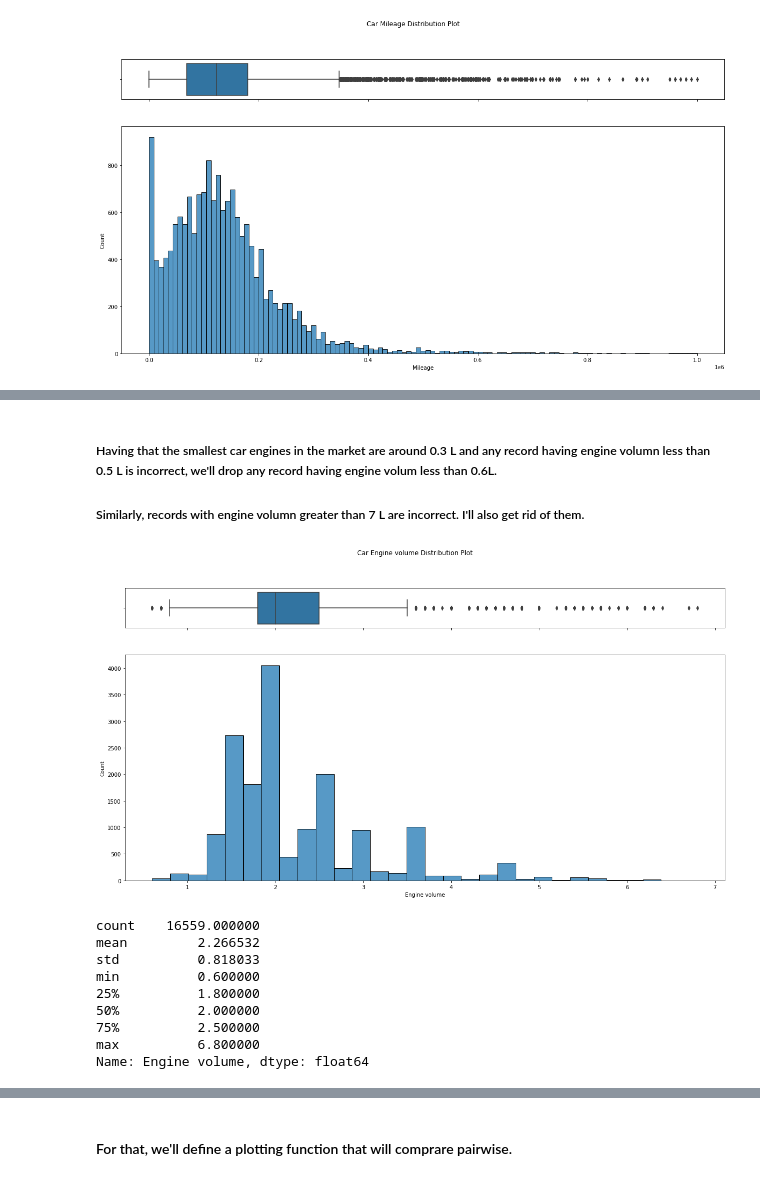
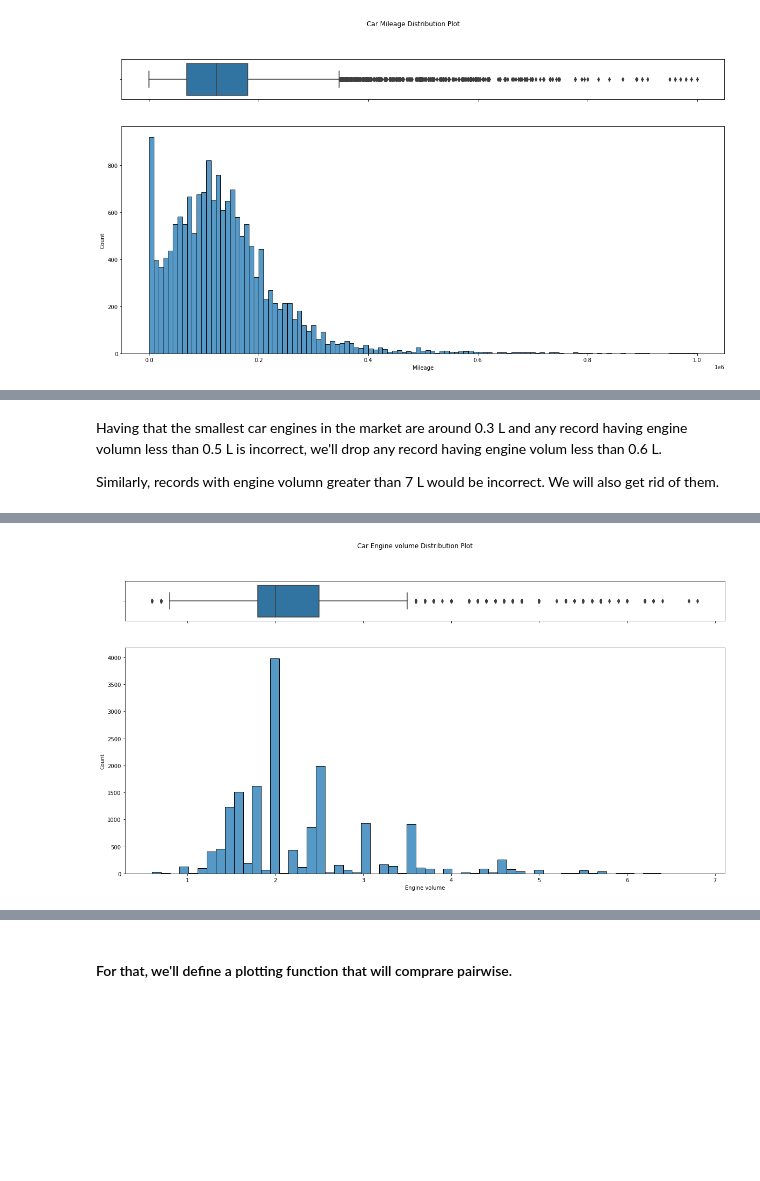
Before and after one commit to omunozsanchezdeloitte/Capstone---Group-3, a Jupyter notebook: Untitled.ipynb, the cells around one changed output, grey strips where cells are left out. Saved outputs shown, nothing was run; the diff lists cells and outputs as text; code cells hidden in the pictures; blank space fills up the shorter version.

Commit message:
Adding MD until Data Analysis

```diff
--- a/Untitled.ipynb
+++ b/Untitled.ipynb
@@ -831 +845,5 @@ Name: Engine volume, dtype: float64
+# %% [markdown]
+Having that the smallest car engines in the market are around  0.3 L and any record having engine volumn less than 0.5 L is incorrect, we'll drop any record having engine volum less than 0.6 L.
+
+Similarly, records with engine volumn greater than 7 L would be incorrect. We will also get rid of them.
 # %%
@@ -848,9 +867,4 @@ cars[(cars['Engine volume']<0.7)|(cars['Engine volume']>7)]
 | 14505 | 3136 | 0.0 | MERCEDES-BENZ | 2002 | Coupe | No | Petrol | 0.6 | ... |
 | 15311 | 10036 | 5603.0 | HYUNDAI | 2014 | Sedan | Yes | LPG | 20.0 | ... |
 | 16002 | 1333 | 289.0 | FORD | 2008 | Jeep | Yes | Hybrid | 0.4 | ... |
-# %% [markdown]
-##### Having that the smallest car engines in the market are around  0.3 L and any record having engine volumn less than 0.5 L is incorrect, we'll drop any record having engine volum less than 0.6L.
-
-
-##### Similarly, records with engine volumn greater than 7 L are incorrect. I'll also get rid of them.
 # %%
@@ -860,28 +874,16 @@ cars.drop(index=index_to_drop_EV, inplace=True)
 # %%
-
-# creating a figure composed of two matplotlib.Axes objects (ax_box and ax_hist)
+# We create a figure composed of two matplotlib.Axes objects (ax_box and ax_hist)
 f, (ax_box, ax_hist) = plt.subplots(2, sharex=True, gridspec_kw={"height_ratios": (.15, .85)})
 
-# assigning a graph to each ax
+# We assign a graph to each ax
 sns.boxplot(cars["Engine volume"], ax=ax_box)
-sns.histplot(data=cars, x="Engine volume", ax=ax_hist,bins=30)
+sns.histplot(data=cars, x="Engine volume", ax=ax_hist,bins=60)
 
-# Remove x axis name for the boxplot
+# We remove x axis name for the boxplot
 ax_box.set(xlabel='')
 
 f.suptitle('Car Engine volume Distribution Plot')
 
 plt.show();
-
-print(cars['Engine volume'].describe())
 # %% [output]
-[figure, old version]
+[figure, new version]
-count    16559.000000
-mean         2.266532
-std          0.818033
-min          0.600000
-25%          1.800000
-50%          2.000000
-75%          2.500000
-max          6.800000
-Name: Engine volume, dtype: float64
```
Also changed, not shown: parts of 48 cells of this notebook.
